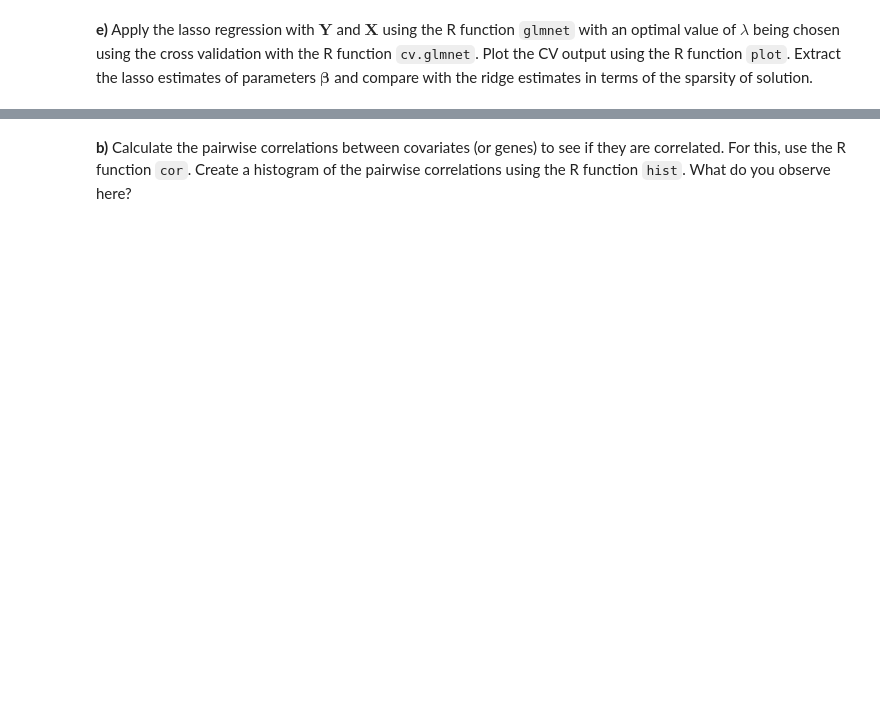
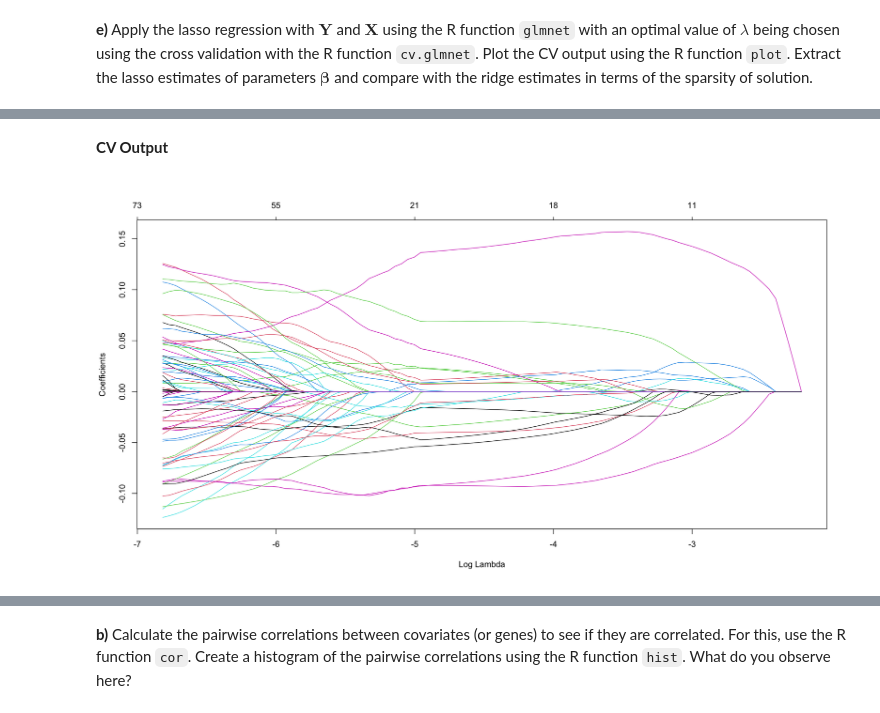
Before and after one commit to jreaso/hds-practicals, a Jupyter notebook: practical-2.ipynb, the cells around one changed output, grey strips where cells are left out. Drawn from its saved outputs; the diff is of its cells as text; code cells hidden in the pictures; blank space fills up the shorter version.

```diff
--- a/practical-2.ipynb
+++ b/practical-2.ipynb
@@ -25,0 +156,6 @@ Now, choose an optimal value of $\lambda$ for ridge regression by applying the c
+# %% [markdown]
+**CV Output**
+# %%
+plot(lasso_model_cv$glmnet.fit, xvar="lambda")
+# %% [output]
+[figure, added]
```
Also changed, not shown: parts of 74 cells of this notebook.
